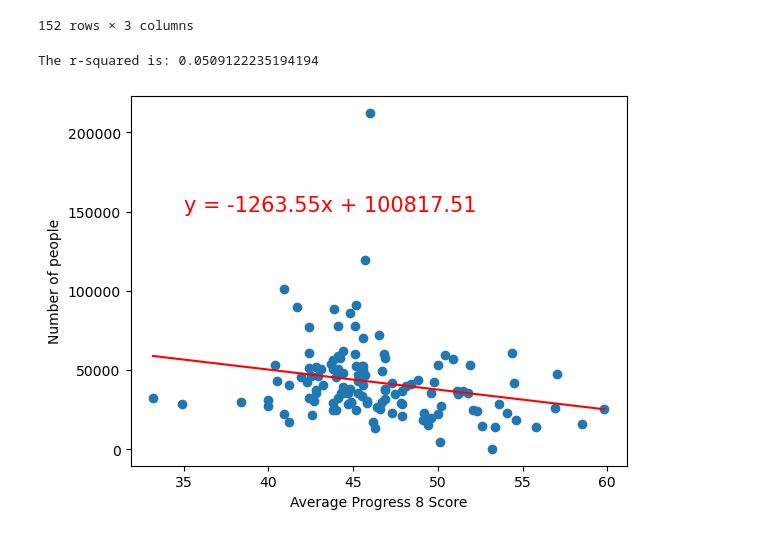
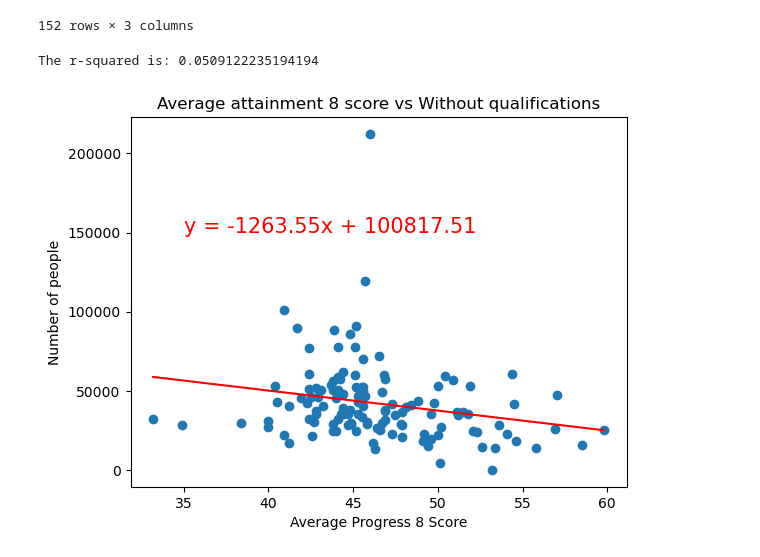
Before and after one commit to MoNawaz101/Project-1-Examination-Analysis, a Jupyter notebook: Q4_regional_analysis.ipynb, the cells around one changed output. Saved outputs shown, nothing was run; the diff lists cells and outputs as text; code cells hidden in the pictures.

```diff
--- a/Q4_regional_analysis.ipynb
+++ b/Q4_regional_analysis.ipynb
@@ -504,13 +505,14 @@ qual_regional_total_a8_df
 # %%
 # Linear regression on total average attainment 8 score
 x_values = qual_regional_total_a8_df['avg_attainment8_score']
 y_values = qual_regional_total_a8_df['Number of people']
 y_label = "Number of people"
 plot_linear_regression(x_values, y_values, y_label, (35,150000))
+plt.title('Average attainment 8 score vs Without qualifications')
 
 # Save the figure as a PNG file
 plt.savefig("Graphs/Q4_regional_regress_qual.png", bbox_inches="tight")
 plt.show()
 # %% [output]
 The r-squared is: 0.0509122235194194
-[figure, old version]
+[figure, new version]
```
Also changed, not shown: parts of 1 cell of this notebook.
